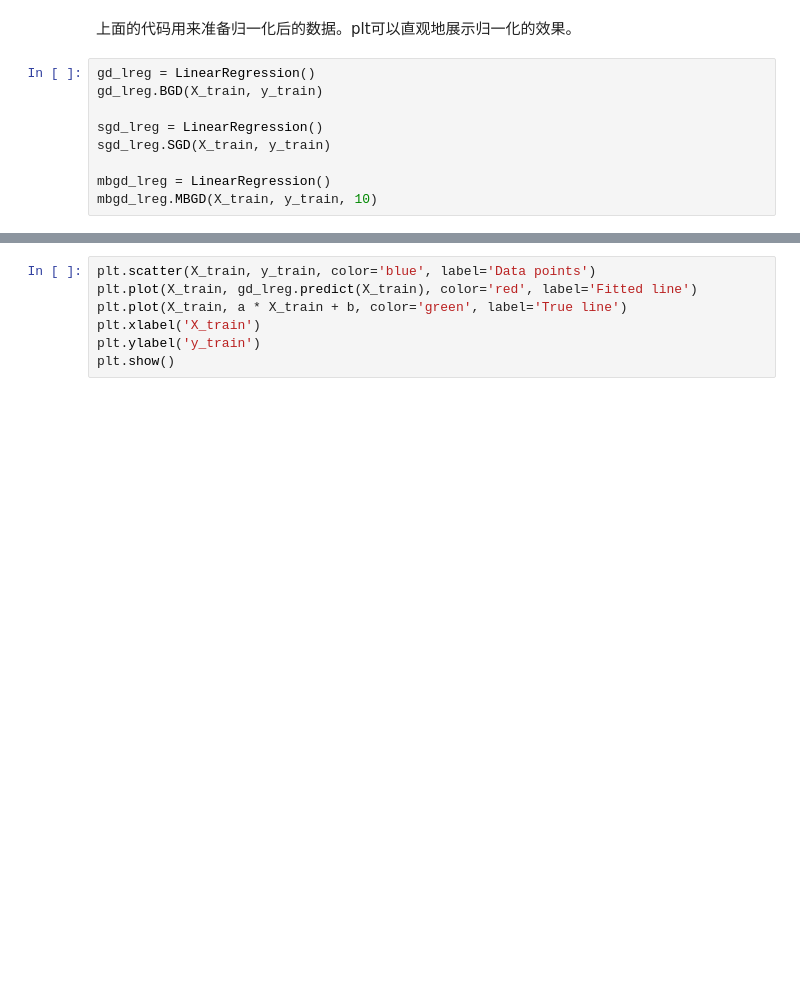
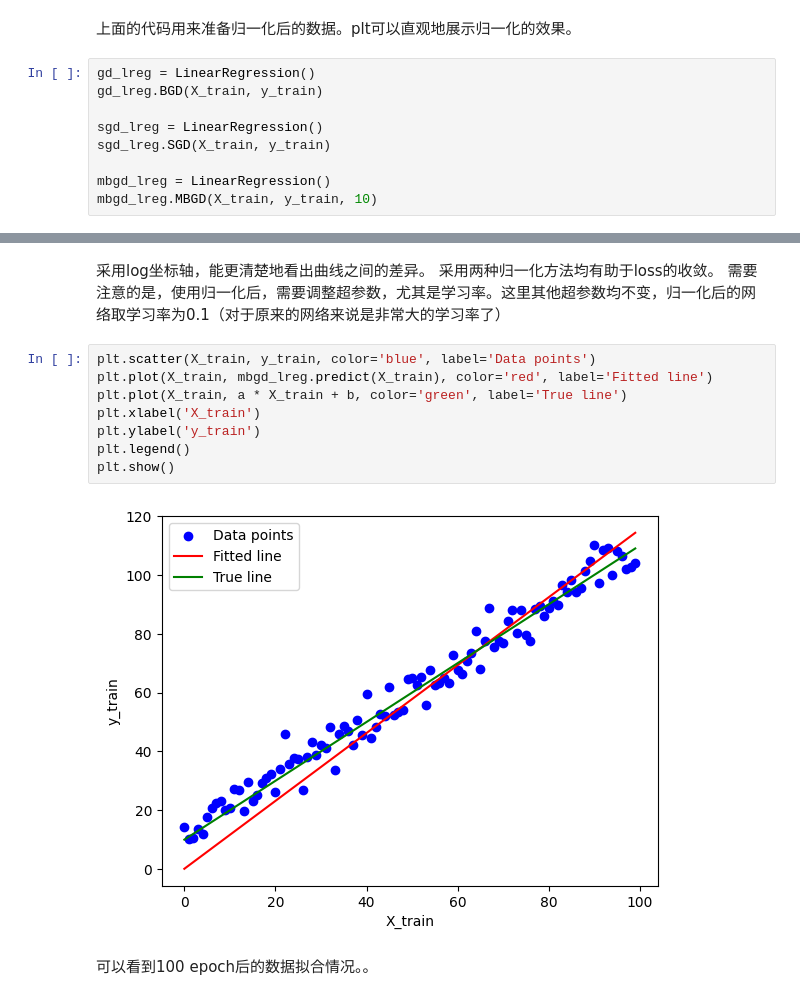
Before and after one commit to ziyuanLi-alex/sdm274, a Jupyter notebook: assgn02_linreg/matrix.ipynb, the cells around one changed output, grey strips where cells are left out. Saved outputs shown, nothing was run; the diff lists cells and outputs as text; blank space fills up the shorter version.

```diff
--- a/assgn02_linreg/matrix.ipynb
+++ b/assgn02_linreg/matrix.ipynb
@@ -171,7 +197,16 @@ plt.show()
+# %% [markdown]
+采用log坐标轴，能更清楚地看出曲线之间的差异。
+采用两种归一化方法均有助于loss的收敛。
+需要注意的是，使用归一化后，需要调整超参数，尤其是学习率。这里其他超参数均不变，归一化后的网络取学习率为0.1（对于原来的网络来说是非常大的学习率了）
 # %%
 plt.scatter(X_train, y_train, color='blue', label='Data points')
-plt.plot(X_train, gd_lreg.predict(X_train), color='red', label='Fitted line')
+plt.plot(X_train, mbgd_lreg.predict(X_train), color='red', label='Fitted line')
 plt.plot(X_train, a * X_train + b, color='green', label='True line')
 plt.xlabel('X_train')
 plt.ylabel('y_train')
+plt.legend()
 plt.show()
+# %% [output]
+[figure, added]
+# %% [markdown]
+可以看到100 epoch后的数据拟合情况。。
```
Also changed, not shown: parts of 13 cells of this notebook.
